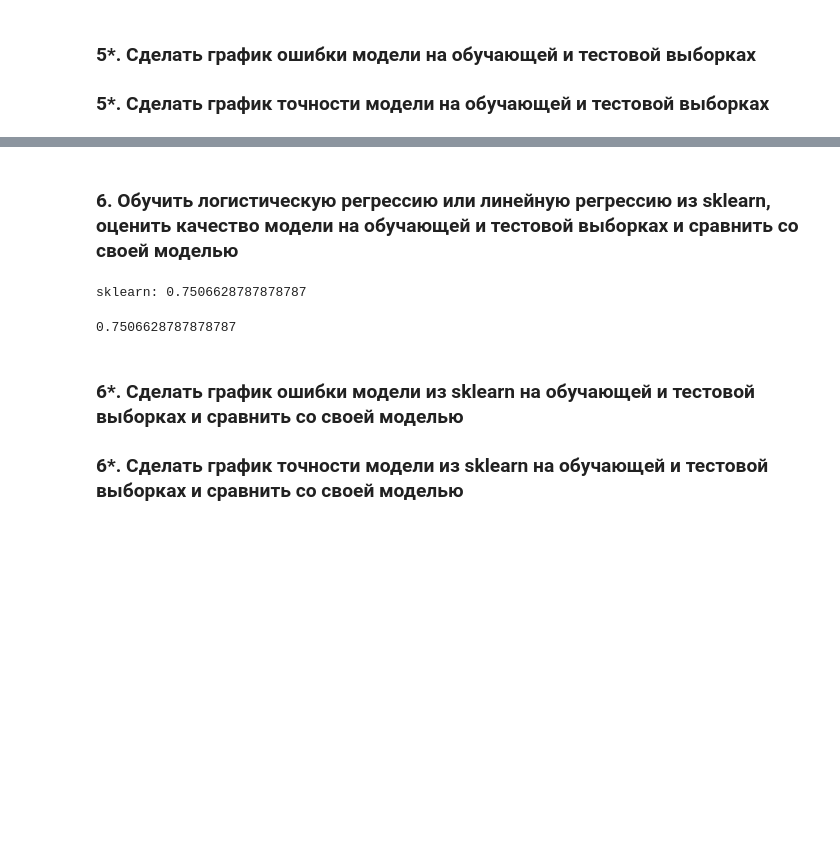
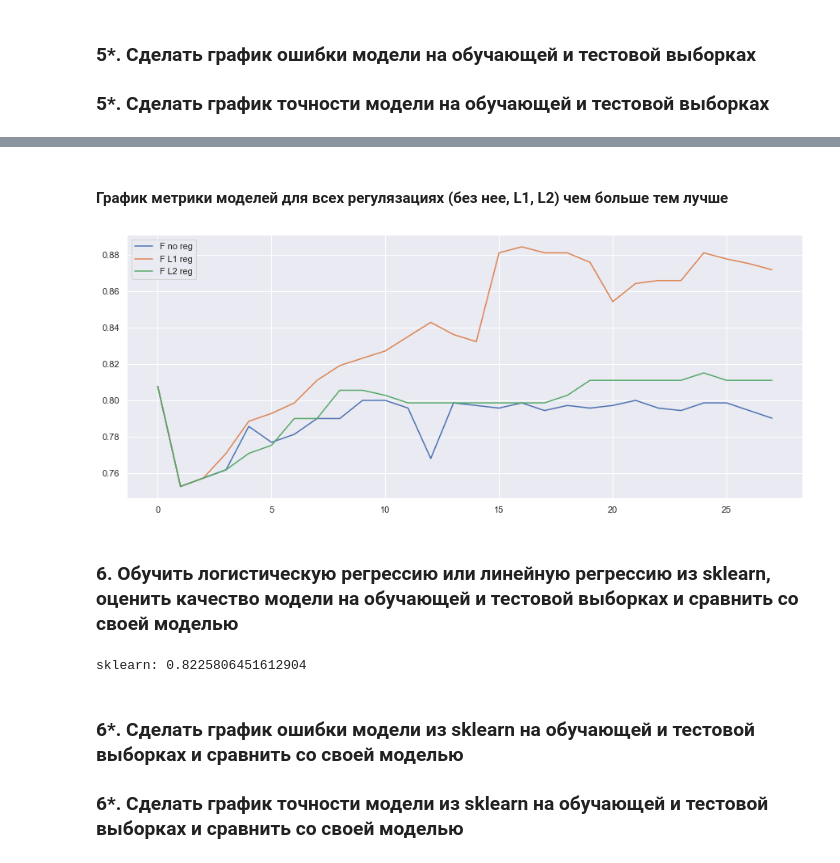
Before and after one commit to pagamov/7sem, a Jupyter notebook: Мультимедиа/4lab Гамов Павел 407.ipynb, the cells around one changed output, grey strips where cells are left out. Drawn from its saved outputs; the diff is of its cells as text; code cells hidden in the pictures; blank space fills up the shorter version.

```diff
--- a/Мультимедиа/4lab Гамов Павел 407.ipynb
+++ b/Мультимедиа/4lab Гамов Павел 407.ipynb
@@ -119,19 +176,23 @@ plt.show()
+# %% [markdown]
+#### График метрики моделей для всех регулязациях (без нее, L1, L2) чем больше тем лучше
+# %%
+figure = plt.figure(figsize=(15,6))
+plt.plot(f[::50], label="F no reg")
+plt.plot(fL1[::50], label="F L1 reg")
+plt.plot(fL2[::50], label="F L2 reg")
+plt.legend()
+plt.show()
+# %% [output]
+[figure, added]
 # %% [markdown]
 ### 6. Обучить логистическую регрессию или линейную регрессию из sklearn, оценить качество модели на обучающей и тестовой выборках и сравнить со своей моделью
 # %%
 from sklearn.linear_model import LogisticRegression
-sklg = LogisticRegression()
+sklg = LogisticRegression(max_iter=1400)
 sklg.fit(X_train, y_train.values.ravel())
 print(f"sklearn: {sklg.score(X_test, y_test.values.ravel())}")
 # %% [output]
-sklearn: 0.7506628787878787
+sklearn: 0.8225806451612904
-# %%
-from sklearn.ensemble import RandomForestClassifier
-rfc = RandomForestClassifier()
-rfc.fit(X_train, y_train.values.ravel())
-rfc.score(X_test, y_test.values.ravel())
-# %% [output]
-0.7506628787878787
 # %% [markdown]
 ### 6*. Сделать график ошибки модели из sklearn на обучающей и тестовой выборках и сравнить со своей моделью
 ### 6*. Сделать график точности модели из sklearn на обучающей и тестовой выборках и сравнить со своей моделью
```
Also changed, not shown: parts of 28 cells of this notebook, 1 other file.
